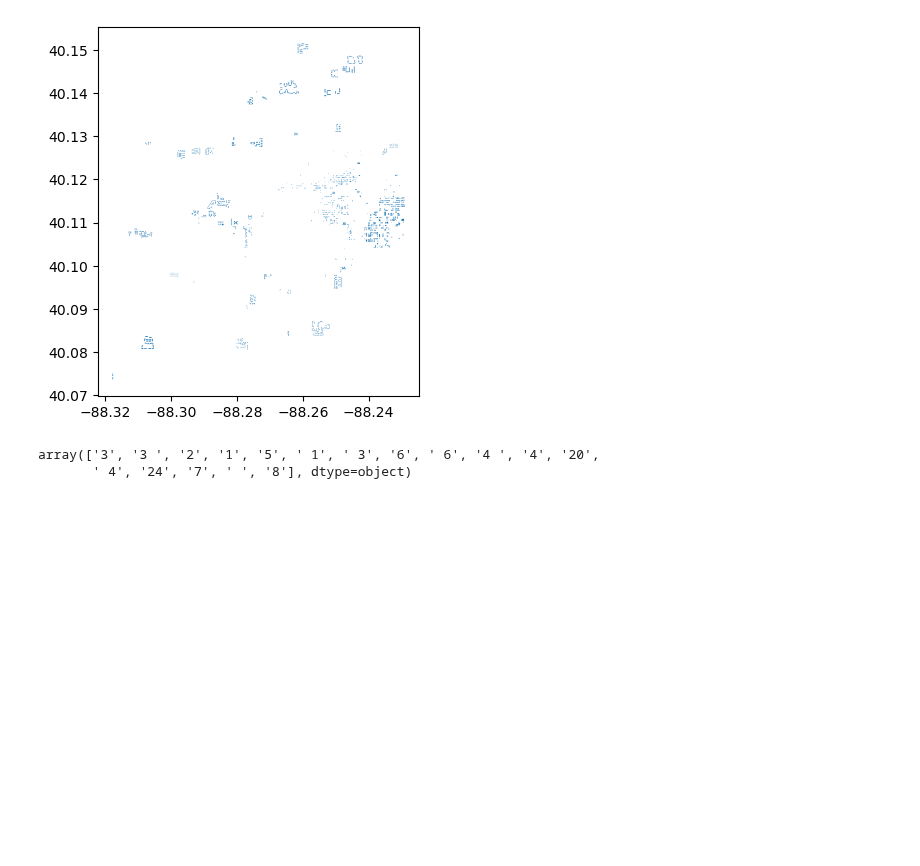
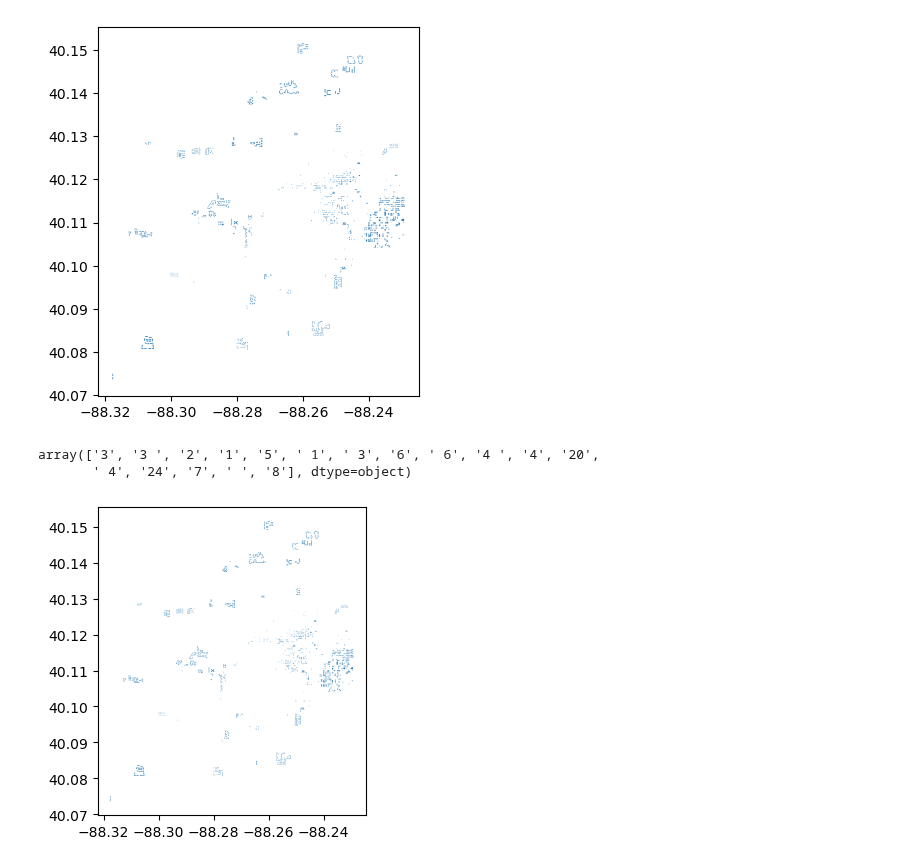
Before and after one commit to UIUC-iSchool-DataViz/is445_bcubcg_fall2025, a Jupyter notebook: _site/week08/inClass_week08.ipynb, the cells around one changed output. Saved outputs shown, nothing was run; the diff lists cells and outputs as text; code cells hidden in the pictures; blank space fills up the shorter version.

```diff
--- a/_site/week08/inClass_week08.ipynb
+++ b/_site/week08/inClass_week08.ipynb
@@ -195,0 +198,6 @@ array(['3', '3 ', '2', '1', '5', ' 1', ' 3', '6', ' 6', '4 ', '4', '20',
+# %%
+fig, ax = plt.subplots(figsize=(4,4))
+gdf_apts.plot(ax=ax)
+plt.show()
+# %% [output]
+[figure, added]
```
Also changed, not shown: parts of 1 cell of this notebook.
